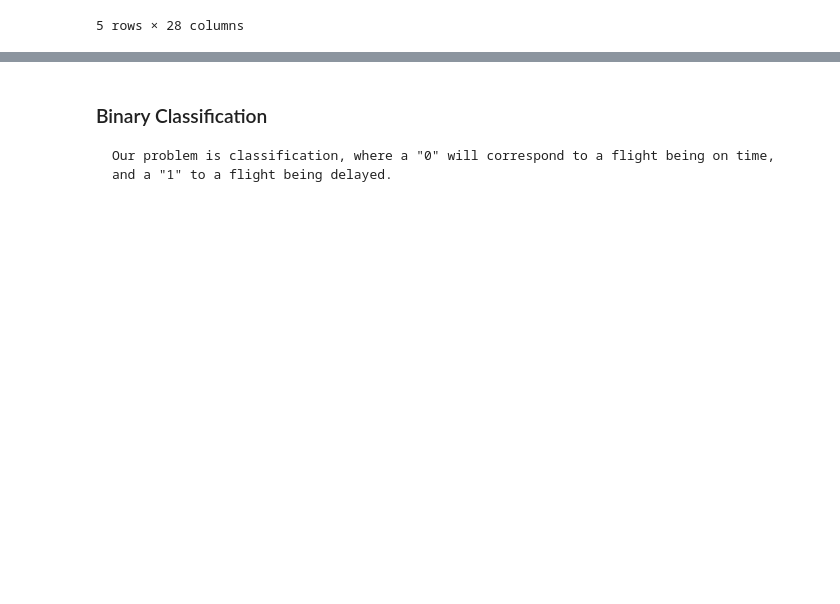
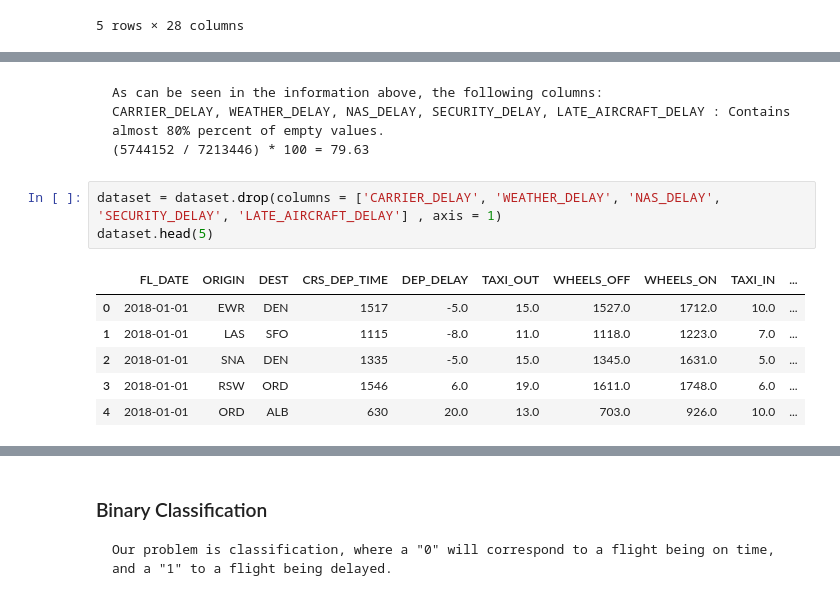
Before and after one commit to d0lev/FlightPrediction, a Jupyter notebook: CleanningData.ipynb, the cells around one changed output, grey strips where cells are left out. Cells and saved outputs as stored; diff of their text form; blank space fills up the shorter version.

```diff
--- a/CleanningData.ipynb
+++ b/CleanningData.ipynb
@@ -45 +92,15 @@ dataset.head(5)
+# %% [markdown]
+    As can be seen in the information above, the following columns:
+    CARRIER_DELAY, WEATHER_DELAY, NAS_DELAY, SECURITY_DELAY, LATE_AIRCRAFT_DELAY : Contains almost 80% percent of empty values.
+    (5744152 / 7213446) * 100 = 79.63
+# %%
+dataset = dataset.drop(columns = ['CARRIER_DELAY', 'WEATHER_DELAY', 'NAS_DELAY', 'SECURITY_DELAY', 'LATE_AIRCRAFT_DELAY'] , axis = 1)
+dataset.head(5)
+# %% [output]
+|  | FL_DATE | ORIGIN | DEST | CRS_DEP_TIME | DEP_DELAY | TAXI_OUT | WHEELS_OFF | WHEELS_ON | TAXI_IN | ... |
+| 0 | 2018-01-01 | EWR | DEN | 1517 | -5.0 | 15.0 | 1527.0 | 1712.0 | 10.0 | ... |
+| 1 | 2018-01-01 | LAS | SFO | 1115 | -8.0 | 11.0 | 1118.0 | 1223.0 | 7.0 | ... |
+| 2 | 2018-01-01 | SNA | DEN | 1335 | -5.0 | 15.0 | 1345.0 | 1631.0 | 5.0 | ... |
+| 3 | 2018-01-01 | RSW | ORD | 1546 | 6.0 | 19.0 | 1611.0 | 1748.0 | 6.0 | ... |
+| 4 | 2018-01-01 | ORD | ALB | 630 | 20.0 | 13.0 | 703.0 | 926.0 | 10.0 | ... |
 # %% [markdown]
```
Also changed, not shown: parts of 28 cells of this notebook.
